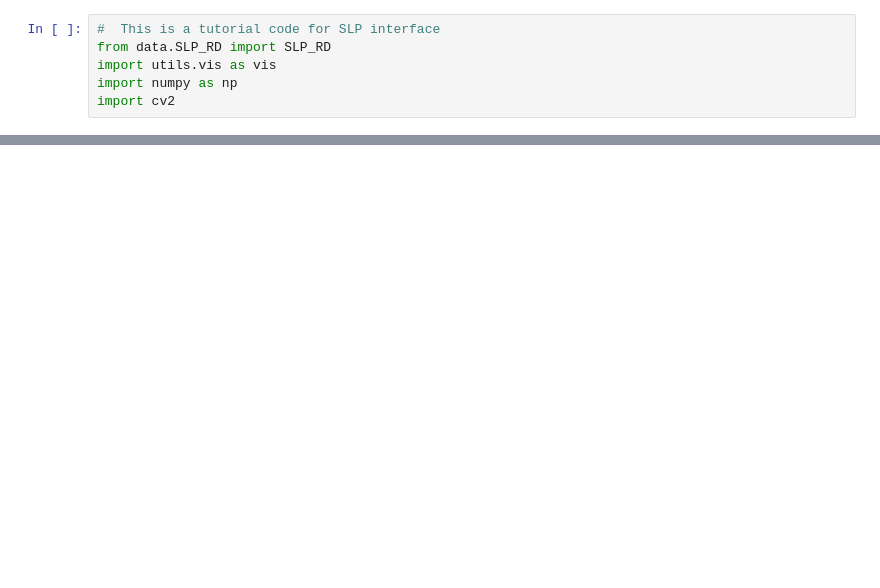
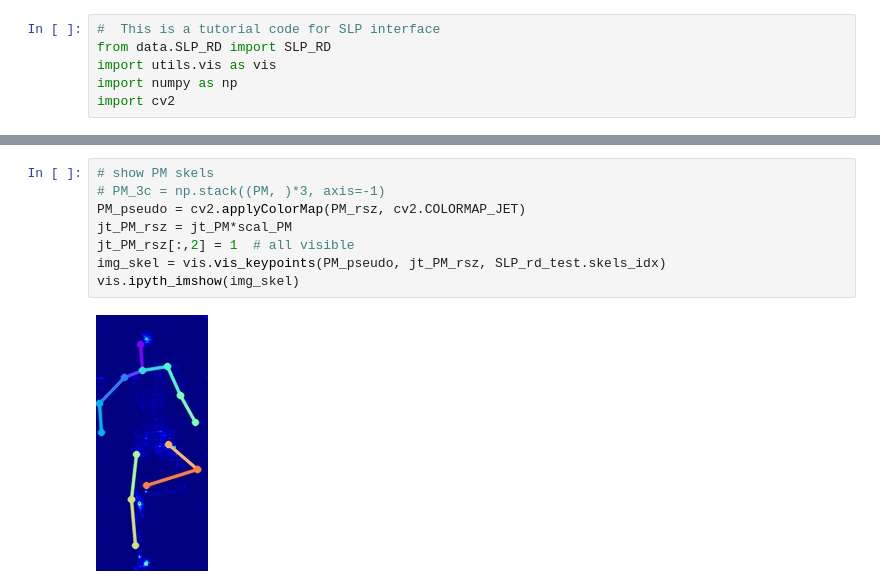
Before and after one commit to ostadabbas/SLP-Dataset-and-Code, a Jupyter notebook: eg_SLP_interface.ipynb, the cells around one changed output, grey strips where cells are left out. Saved outputs shown, nothing was run; the diff lists cells and outputs as text; blank space fills up the shorter version.

```diff
--- a/eg_SLP_interface.ipynb
+++ b/eg_SLP_interface.ipynb
@@ -52,0 +83,10 @@ show raw RGB and depth images
+# %%
+# show PM skels
+# PM_3c = np.stack((PM, )*3, axis=-1)
+PM_pseudo = cv2.applyColorMap(PM_rsz, cv2.COLORMAP_JET)
+jt_PM_rsz = jt_PM*scal_PM
+jt_PM_rsz[:,2] = 1  # all visible
+img_skel = vis.vis_keypoints(PM_pseudo, jt_PM_rsz, SLP_rd_test.skels_idx)
+vis.ipyth_imshow(img_skel)
+# %% [output]
+[figure, added]
```
Also changed, not shown: parts of 7 cells of this notebook, 4 other files.
